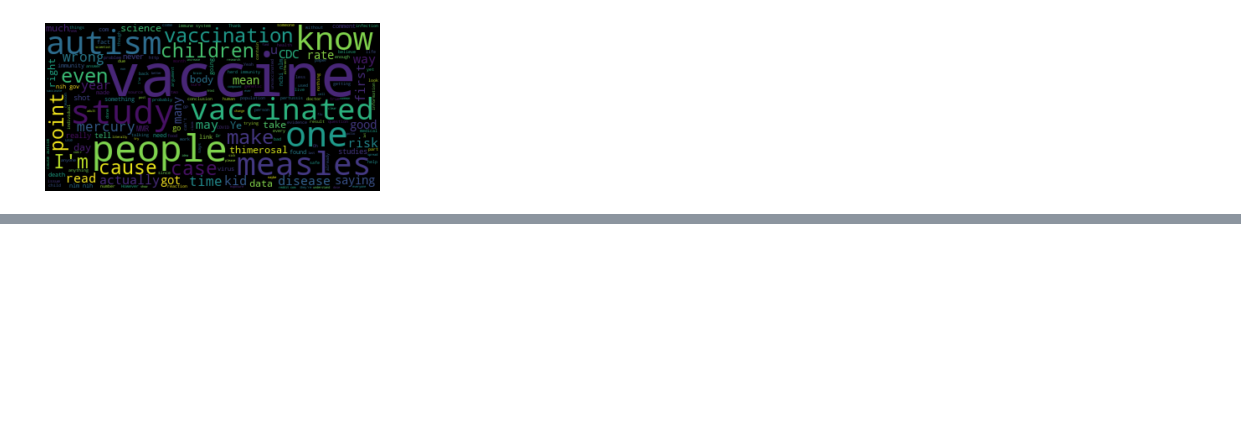
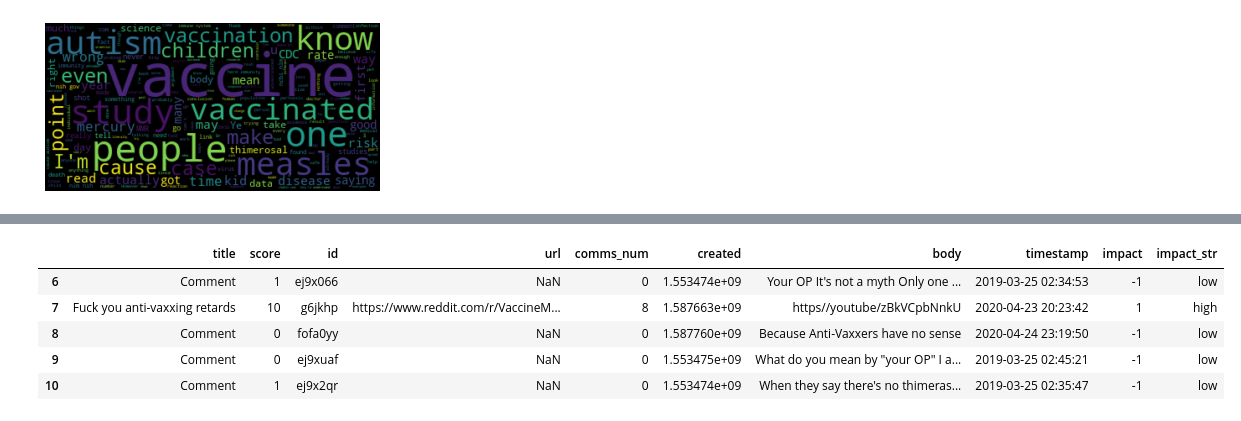
Before and after one commit to jcp650/Sentiment_Analysis, a Jupyter notebook: covid_sentiment_analysis.ipynb, the cells around one changed output, grey strips where cells are left out. Drawn from its saved outputs; the diff is of its cells as text; code cells hidden in the pictures; blank space fills up the shorter version.

Commit message:
adding finished analysis file with linear regression model

```diff
--- a/covid_sentiment_analysis.ipynb
+++ b/covid_sentiment_analysis.ipynb
@@ -149,3 +150,12 @@ plt.savefig('lower_impact_wordcloud.png')
 plt.show()
 # %% [output]
 [figure]
+# %%
+# Plot histogram to visualize impact
+
+df['impact_str'] = df['impact'].replace({-1 : 'low'})
+df['impact_str'] = df['impact_str'].replace({1 : 'high'})
+fig = px.histogram(df, x='impact_str', labels = {'impact_str': 'impact_score'})
+fig.update_traces(marker_color="indianred",marker_line_color='rgb(8,48,107)', marker_line_width=1.5)
+fig.update_layout(title_text='Post Impact')
+fig.show()
@@ -151,0 +164,19 @@ plt.show()
+# %%
+# Data cleaning for model
+
+# Remove punctuations
+def remove_punctuation(text):
+    final = "".join(u for u in text if u not in ("?", ".", ";", ":", "!", "''"))
+    return final
+
+df['body'] = df['body'].apply(remove_punctuation)
+df['title'] = df['title'].apply(remove_punctuation)
+
+df.head()
+# %% [output]
+|  | title | score | id | url | comms_num | created | body | timestamp | impact | impact_str |
+| 6 | Comment | 1 | ej9x066 | NaN | 0 | 1.553474e+09 | Your OP It's not a myth Only one ... | 2019-03-25 02:34:53 | -1 | low |
+| 7 | Fuck you anti-vaxxing retards | 10 | g6jkhp | https://www.reddit.com/r/VaccineM... | 8 | 1.587663e+09 | https//youtube/zBkVCpbNnkU | 2020-04-23 20:23:42 | 1 | high |
+| 8 | Comment | 0 | fofa0yy | NaN | 0 | 1.587760e+09 | Because Anti-Vaxxers have no sense | 2020-04-24 23:19:50 | -1 | low |
+| 9 | Comment | 0 | ej9xuaf | NaN | 0 | 1.553475e+09 | What do you mean by "your OP" I a... | 2019-03-25 02:45:21 | -1 | low |
+| 10 | Comment | 1 | ej9x2qr | NaN | 0 | 1.553474e+09 | When they say there's no thimeras... | 2019-03-25 02:35:47 | -1 | low |
```
Also changed, not shown: parts of 11 cells of this notebook.
